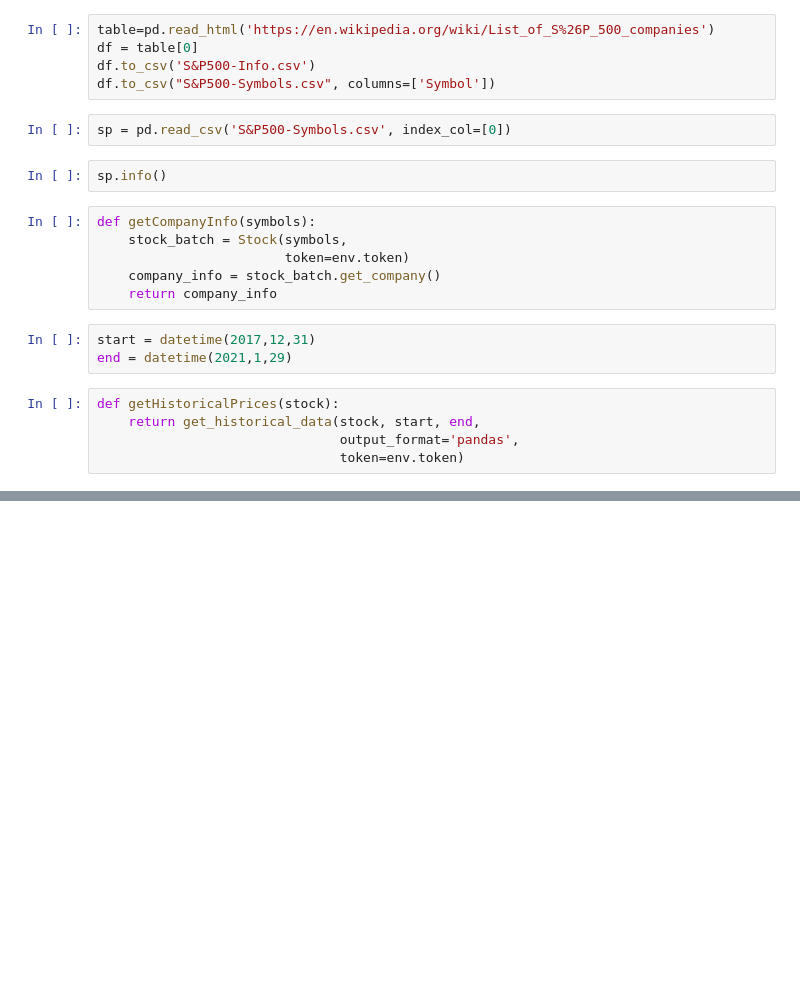
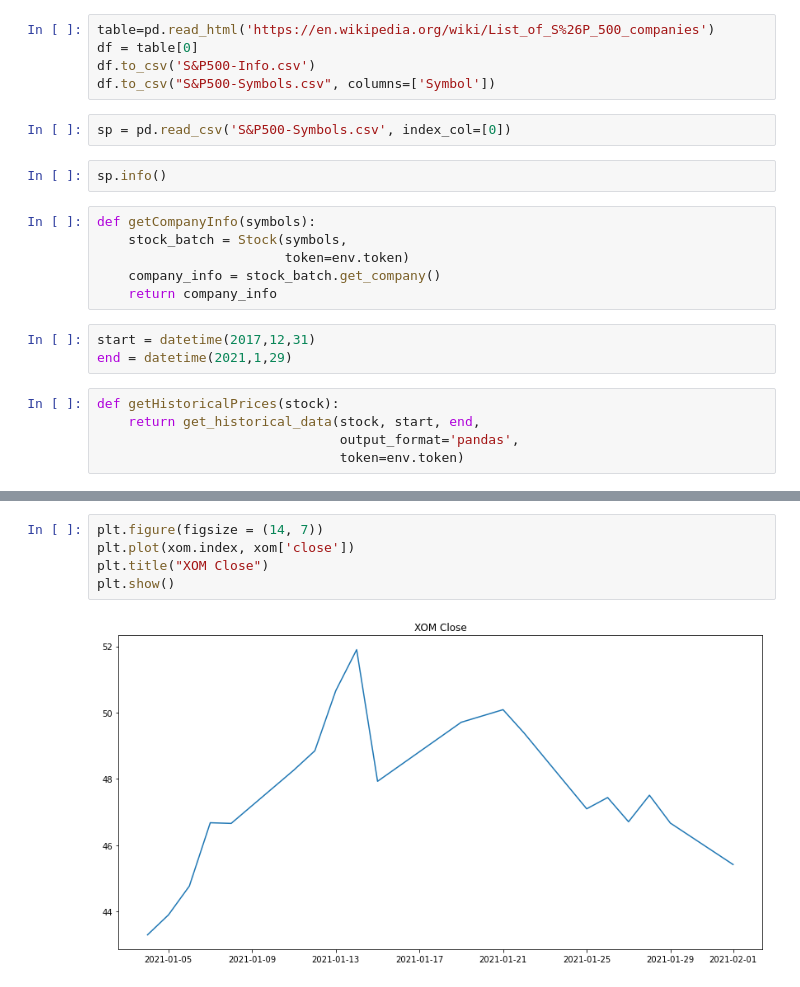
Before and after one commit to george887/IEX_API, a Jupyter notebook: IEX.ipynb, the cells around one changed output, grey strips where cells are left out. Saved outputs shown, nothing was run; the diff lists cells and outputs as text; blank space fills up the shorter version.

```diff
--- a/IEX.ipynb
+++ b/IEX.ipynb
@@ -96,0 +100,7 @@ plt.show()
+# %%
+plt.figure(figsize = (14, 7))
+plt.plot(xom.index, xom['close'])
+plt.title("XOM Close")
+plt.show()
+# %% [output]
+[figure, added]
```
Also changed, not shown: parts of 20 cells of this notebook.
